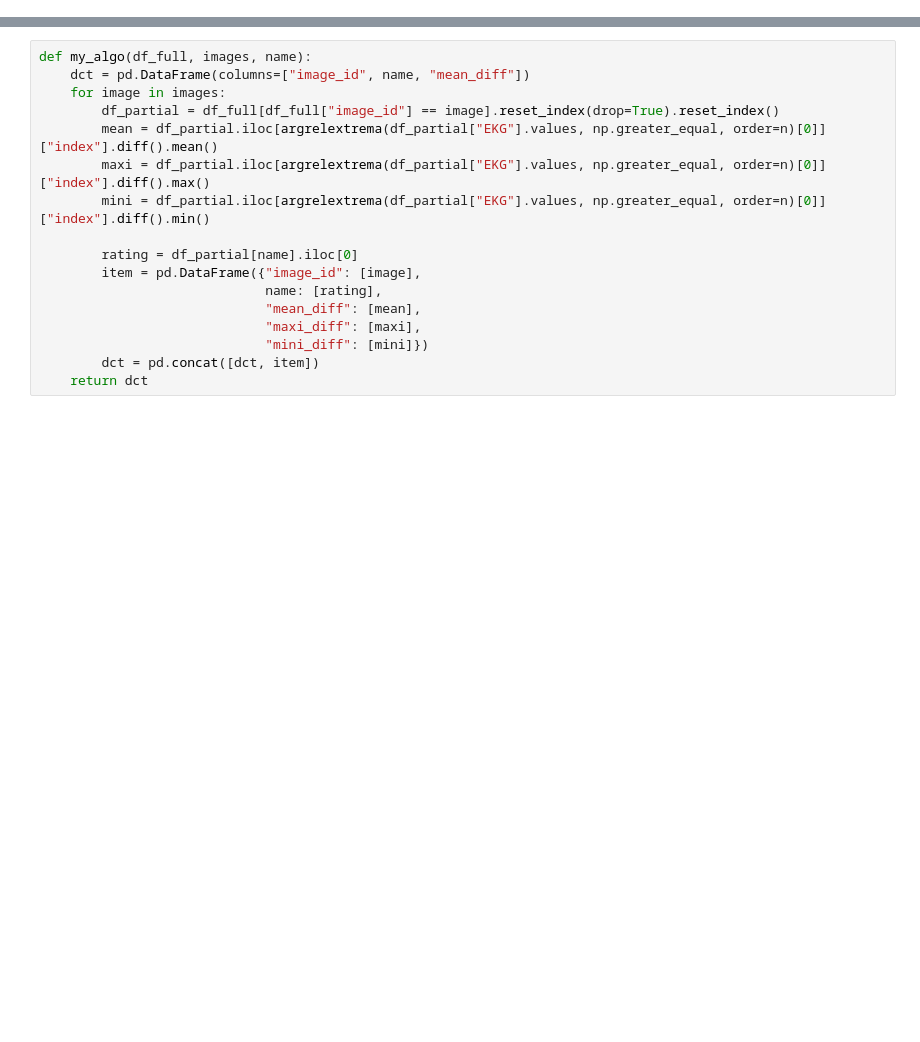
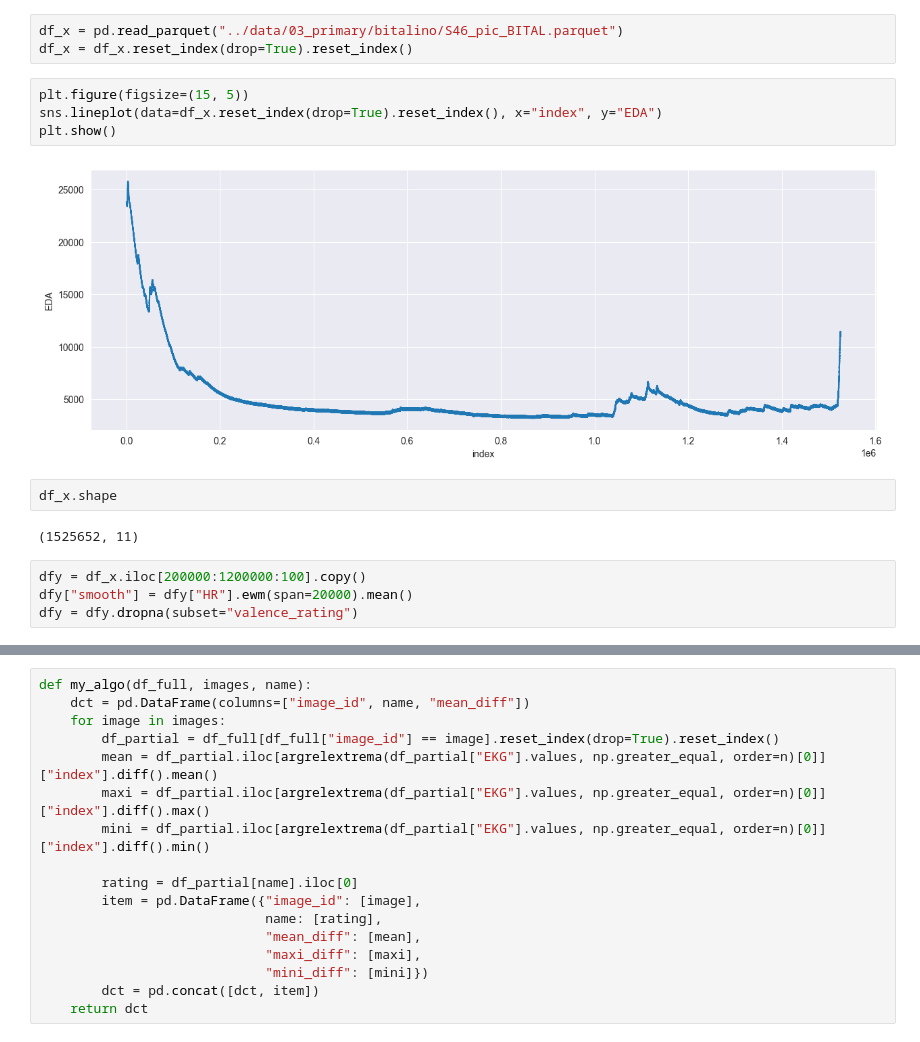
Before and after one commit to dbugajny/Emotion-Recognition, a Jupyter notebook: notebooks/bitalino_analysis.ipynb, the cells around one changed output, grey strips where cells are left out. Saved outputs shown, nothing was run; the diff lists cells and outputs as text; blank space fills up the shorter version.

```diff
--- a/notebooks/bitalino_analysis.ipynb
+++ b/notebooks/bitalino_analysis.ipynb
@@ -8,0 +51,17 @@ df_1 = df.dropna(subset=["valence_rating"])
+# %%
+df_x = pd.read_parquet("../data/03_primary/bitalino/S46_pic_BITAL.parquet")
+df_x = df_x.reset_index(drop=True).reset_index()
+# %%
+plt.figure(figsize=(15, 5))
+sns.lineplot(data=df_x.reset_index(drop=True).reset_index(), x="index", y="EDA")
+plt.show()
+# %% [output]
+[figure, added]
+# %%
+df_x.shape
+# %% [output]
+(1525652, 11)
+# %%
+dfy = df_x.iloc[200000:1200000:100].copy()
+dfy["smooth"] = dfy["HR"].ewm(span=20000).mean()
+dfy = dfy.dropna(subset="valence_rating")
```
Also changed, not shown: parts of 33 cells of this notebook, 1 other file.
